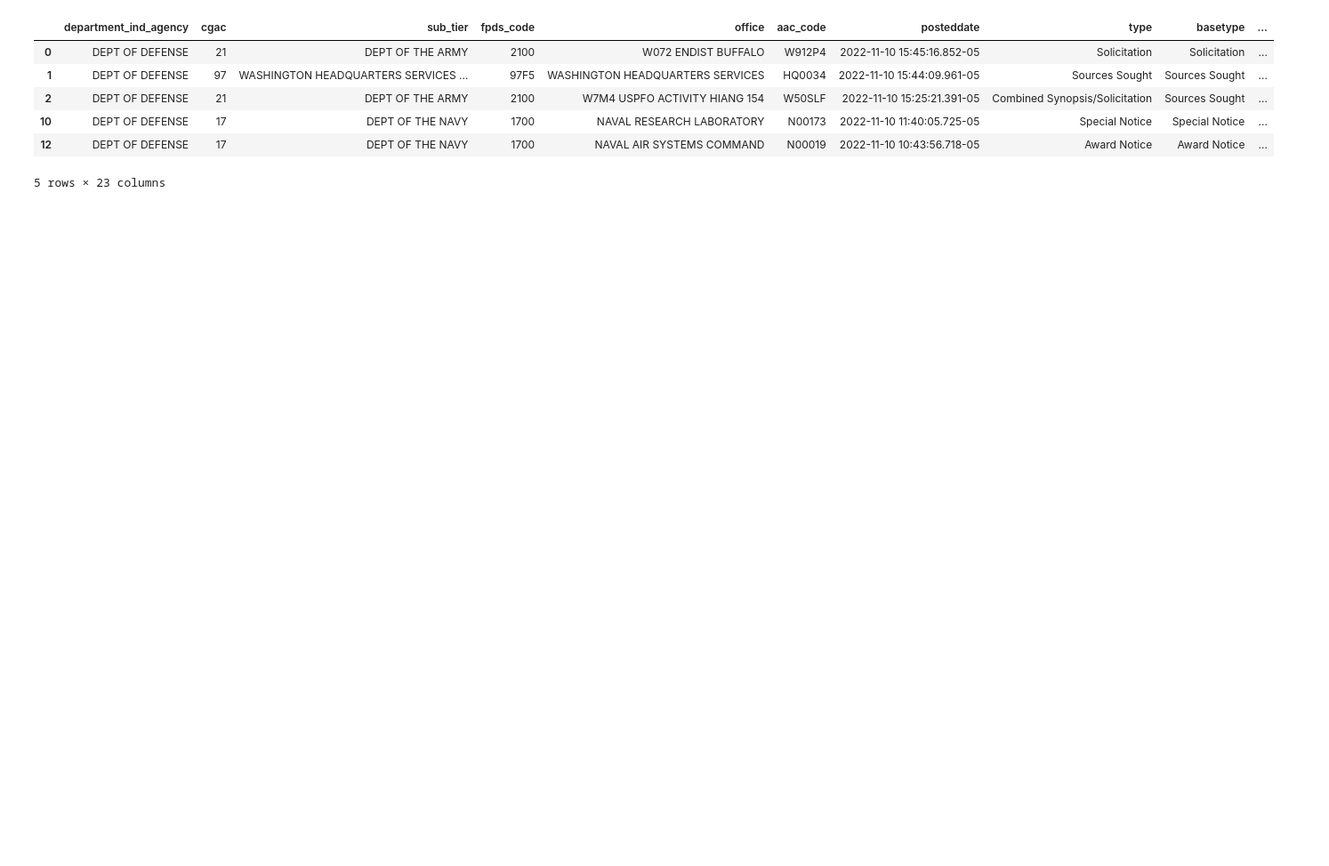
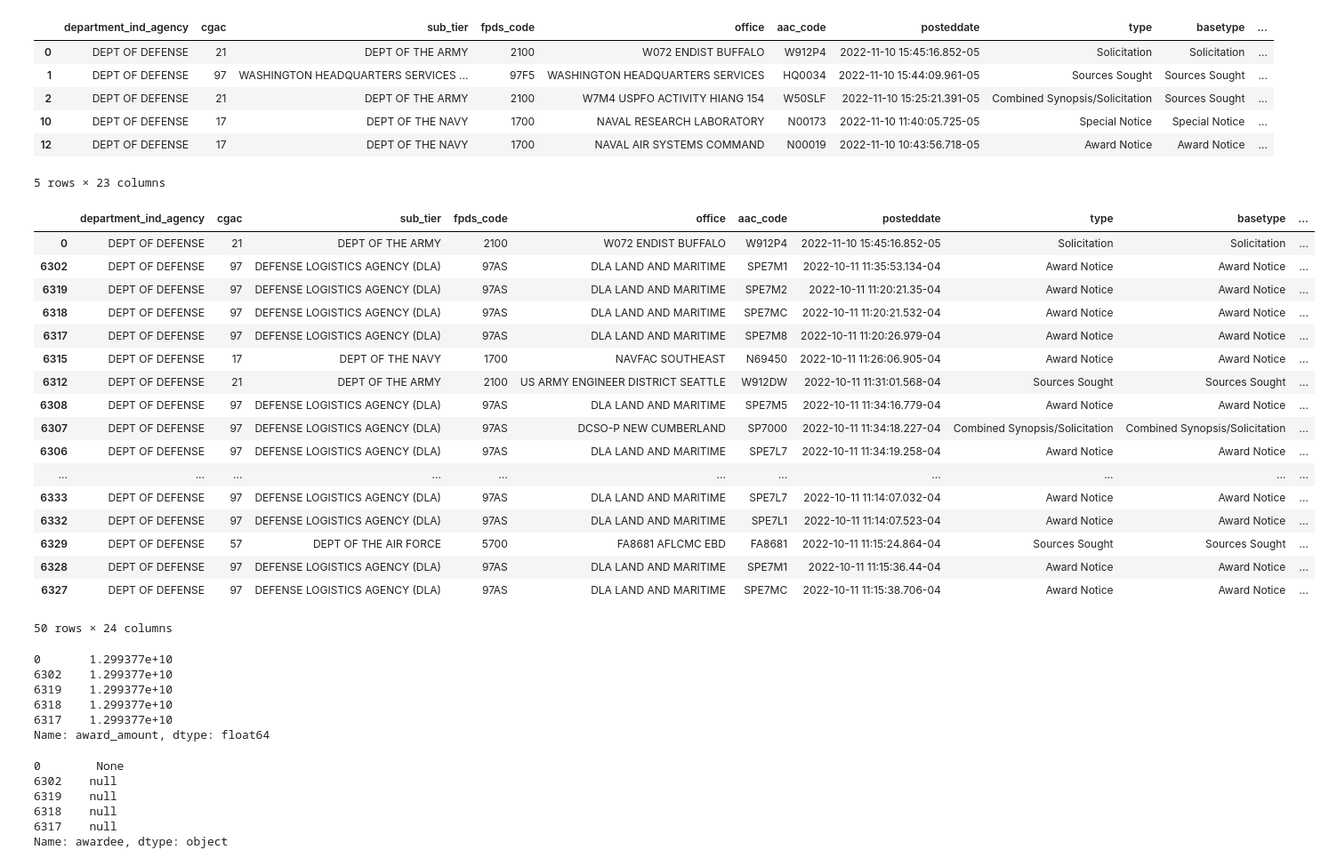
Before and after one commit to LNshuti/usgov-contracts-rag, a Jupyter notebook: eda/explore_largest_contractors.ipynb, the cells around one changed output. Shown at 89% size. Drawn from its saved outputs; the diff is of its cells as text; code cells hidden in the pictures; blank space fills up the shorter version.

Commit message:
add defense specific notebook

```diff
--- a/eda/explore_largest_contractors.ipynb
+++ b/eda/explore_largest_contractors.ipynb
@@ -21,3 +21,46 @@ df_clean.head()
 | 10 | DEPT OF DEFENSE | 17 | DEPT OF THE NAVY | 1700 | NAVAL RESEARCH LABORATORY | N00173 | 2022-11-10 11:40:05.725-05 | Special Notice | Special Notice | ... |
 | 12 | DEPT OF DEFENSE | 17 | DEPT OF THE NAVY | 1700 | NAVAL AIR SYSTEMS COMMAND | N00019 | 2022-11-10 10:43:56.718-05 | Award Notice | Award Notice | ... |
 5 rows × 23 columns
+# %%
+import matplotlib.pyplot as plt
+
+df_clean['award_amount'] = df_clean['award'].sum()
+df_sorted = df_clean.sort_values('award_amount', ascending=False).head(50)
+df_sorted
+# %% [output]
+|  | department_ind_agency | cgac | sub_tier | fpds_code | office | aac_code | posteddate | type | basetype | ... |
+| 0 | DEPT OF DEFENSE | 21 | DEPT OF THE ARMY | 2100 | W072 ENDIST BUFFALO | W912P4 | 2022-11-10 15:45:16.852-05 | Solicitation | Solicitation | ... |
+| 6302 | DEPT OF DEFENSE | 97 | DEFENSE LOGISTICS AGENCY (DLA) | 97AS | DLA LAND AND MARITIME | SPE7M1 | 2022-10-11 11:35:53.134-04 | Award Notice | Award Notice | ... |
+| 6319 | DEPT OF DEFENSE | 97 | DEFENSE LOGISTICS AGENCY (DLA) | 97AS | DLA LAND AND MARITIME | SPE7M2 | 2022-10-11 11:20:21.35-04 | Award Notice | Award Notice | ... |
+| 6318 | DEPT OF DEFENSE | 97 | DEFENSE LOGISTICS AGENCY (DLA) | 97AS | DLA LAND AND MARITIME | SPE7MC | 2022-10-11 11:20:21.532-04 | Award Notice | Award Notice | ... |
+| 6317 | DEPT OF DEFENSE | 97 | DEFENSE LOGISTICS AGENCY (DLA) | 97AS | DLA LAND AND MARITIME | SPE7M8 | 2022-10-11 11:20:26.979-04 | Award Notice | Award Notice | ... |
+| 6315 | DEPT OF DEFENSE | 17 | DEPT OF THE NAVY | 1700 | NAVFAC SOUTHEAST | N69450 | 2022-10-11 11:26:06.905-04 | Award Notice | Award Notice | ... |
+| 6312 | DEPT OF DEFENSE | 21 | DEPT OF THE ARMY | 2100 | US ARMY ENGINEER DISTRICT SEATTLE | W912DW | 2022-10-11 11:31:01.568-04 | Sources Sought | Sources Sought | ... |
+| 6308 | DEPT OF DEFENSE | 97 | DEFENSE LOGISTICS AGENCY (DLA) | 97AS | DLA LAND AND MARITIME | SPE7M5 | 2022-10-11 11:34:16.779-04 | Award Notice | Award Notice | ... |
+| 6307 | DEPT OF DEFENSE | 97 | DEFENSE LOGISTICS AGENCY (DLA) | 97AS | DCSO-P NEW CUMBERLAND | SP7000 | 2022-10-11 11:34:18.227-04 | Combined Synopsis/Solicitation | Combined Synopsis/Solicitation | ... |
+| 6306 | DEPT OF DEFENSE | 97 | DEFENSE LOGISTICS AGENCY (DLA) | 97AS | DLA LAND AND MARITIME | SPE7L7 | 2022-10-11 11:34:19.258-04 | Award Notice | Award Notice | ... |
+| ... | ... | ... | ... | ... | ... | ... | ... | ... | ... | ... |
+| 6333 | DEPT OF DEFENSE | 97 | DEFENSE LOGISTICS AGENCY (DLA) | 97AS | DLA LAND AND MARITIME | SPE7L7 | 2022-10-11 11:14:07.032-04 | Award Notice | Award Notice | ... |
+| 6332 | DEPT OF DEFENSE | 97 | DEFENSE LOGISTICS AGENCY (DLA) | 97AS | DLA LAND AND MARITIME | SPE7L1 | 2022-10-11 11:14:07.523-04 | Award Notice | Award Notice | ... |
+| 6329 | DEPT OF DEFENSE | 57 | DEPT OF THE AIR FORCE | 5700 | FA8681 AFLCMC EBD | FA8681 | 2022-10-11 11:15:24.864-04 | Sources Sought | Sources Sought | ... |
+| 6328 | DEPT OF DEFENSE | 97 | DEFENSE LOGISTICS AGENCY (DLA) | 97AS | DLA LAND AND MARITIME | SPE7M1 | 2022-10-11 11:15:36.44-04 | Award Notice | Award Notice | ... |
+| 6327 | DEPT OF DEFENSE | 97 | DEFENSE LOGISTICS AGENCY (DLA) | 97AS | DLA LAND AND MARITIME | SPE7MC | 2022-10-11 11:15:38.706-04 | Award Notice | Award Notice | ... |
+50 rows × 24 columns
+# %%
+df_sorted['award_amount'].head()
+# %% [output]
+0       1.299377e+10
+6302    1.299377e+10
+6319    1.299377e+10
+6318    1.299377e+10
+6317    1.299377e+10
+Name: award_amount, dtype: float64
+# %%
+df_sorted['awardee'].head()
+# %% [output]
+0        None
+6302    null
+6319    null
+6318    null
+6317    null
+Name: awardee, dtype: object
```
Also changed, not shown: parts of 1 cell of this notebook.
